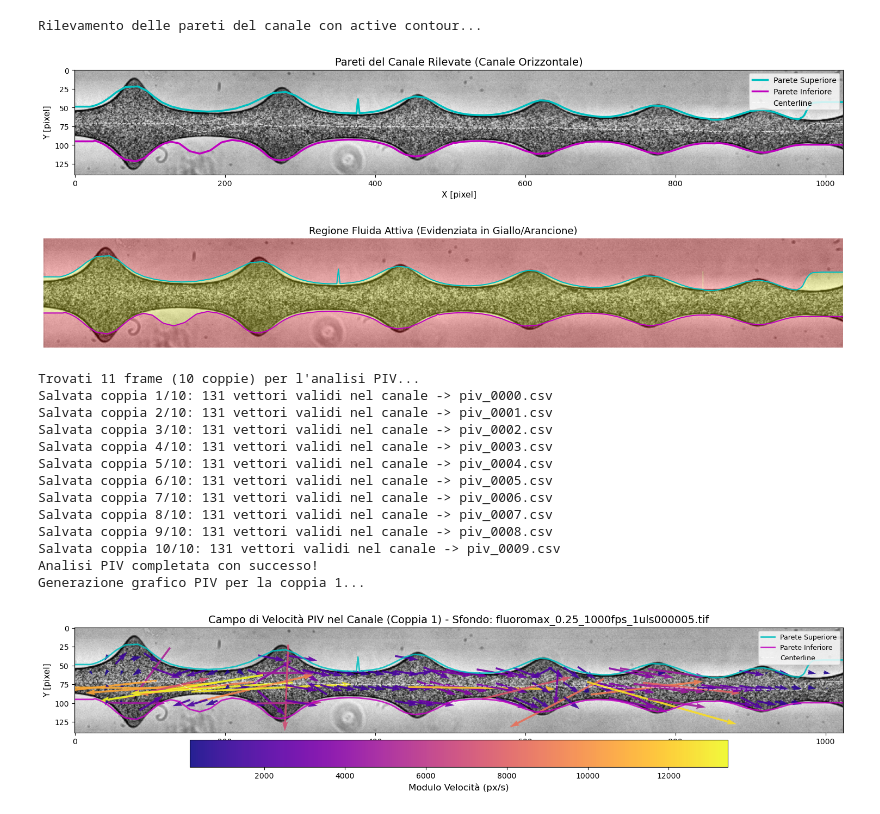
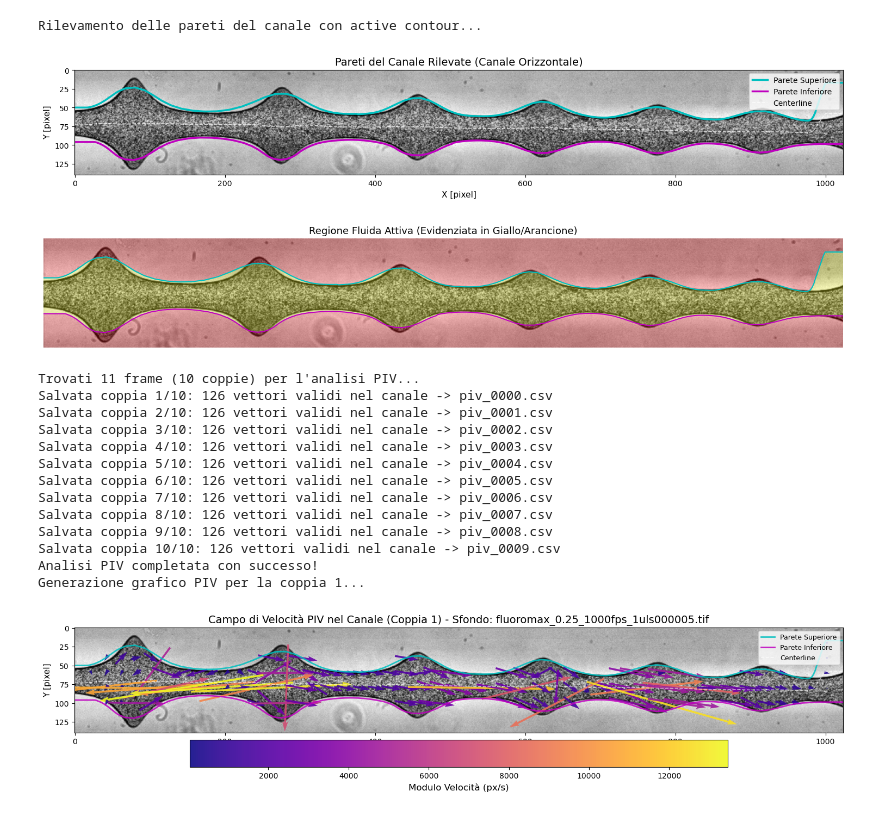
Before and after one commit to AsiLuca/Rheoflu_scripts, a Jupyter notebook: PIV_cropped.ipynb, the cells around one changed output. Cells and saved outputs as stored; diff of their text form; code cells hidden in the pictures.

```diff
--- a/PIV_cropped.ipynb
+++ b/PIV_cropped.ipynb
@@ -62,11 +62,11 @@ init_top = np.column_stack([np.full_like(x_coords, 35), x_coords])
 init_bottom = np.column_stack([np.full_like(x_coords, H - 30), x_coords])
 
 # Sfocatura gaussiana per isolare le pareti dalle particelle
-blurred = gaussian(ref_frame, sigma=10)
+blurred = gaussian(ref_frame, sigma=12)
 
 snake_params = {
     "alpha": 0.005,  # Elasticità
-    "beta": 0.01,    # Rigidità
+    "beta": 0.02,    # Rigidità
     "w_edge": 200.0, # Attrazione per il gradiente delle pareti
     "w_line": 0.0,
     "boundary_condition": "free",
@@ -81,34 +81,34 @@ snake_bottom = active_contour(blurred, init_bottom, **snake_params)
 x_t, y_t = snake_top[:, 1], snake_top[:, 0]
 x_b, y_b = snake_bottom[:, 1], snake_bottom[:, 0]
 st = np.argsort(x_t); x_t, y_t = x_t[st], y_t[st]
 sb = np.argsort(x_b); x_b, y_b = x_b[sb], y_b[sb]
 
 def get_channel_bounds(x_query):
     """Restituisce y_top(x) e y_bottom(x) per qualsiasi coordinata x."""
     yt = np.interp(x_query, x_t, y_t)
     yb = np.interp(x_query, x_b, y_b)
     return yt, yb
 
 
 # --- 3. VISUALIZZAZIONE DELLE PARETI RILEVATE ---
 x_plot = np.linspace(0, W - 1, 500)
 yt_plot, yb_plot = get_channel_bounds(x_plot)
 y_center_plot = (yt_plot + yb_plot) / 2.0
 
 fig, ax = plt.subplots(figsize=(15, 4.5))
 ax.imshow(ref_frame, cmap="gray")
 ax.plot(x_plot, yt_plot, "-c", lw=2.5, label="Parete Superiore")
 ax.plot(x_plot, yb_plot, "-m", lw=2.5, label="Parete Inferiore")
 ax.plot(x_plot, y_center_plot, "--w", lw=1.2, alpha=0.7, label="Centerline")
 ax.set_title("Pareti del Canale Rilevate (Canale Orizzontale)", fontsize=14)
 ax.set_xlabel("X [pixel]", fontsize=11)
 ax.set_ylabel("Y [pixel]", fontsize=11)
 ax.legend(loc="upper right", fontsize=10)
 plt.tight_layout()
 plt.show()
 # %% [output]
 Rilevamento delle pareti del canale con active contour...
-[figure, old version]
+[figure, new version]
 # %%
 # Crea la cartella dei risultati
 OUTPUT_DIR.mkdir(parents=True, exist_ok=True)
@@ -133,7 +133,7 @@ ax.axis("off")
 plt.tight_layout()
 plt.show()
 # %% [output]
-[figure, old version]
+[figure, new version]
 # %%
 def analyze_pair(path_a, path_b):
     """Calcola il campo di spostamento PIV mascherato all'interno delle pareti del canale."""
@@ -295,19 +295,19 @@ def main():
 main()
 # %% [output]
 Trovati 11 frame (10 coppie) per l'analisi PIV...
-Salvata coppia 1/10: 131 vettori validi nel canale -> piv_0000.csv
-Salvata coppia 2/10: 131 vettori validi nel canale -> piv_0001.csv
-Salvata coppia 3/10: 131 vettori validi nel canale -> piv_0002.csv
-Salvata coppia 4/10: 131 vettori validi nel canale -> piv_0003.csv
-Salvata coppia 5/10: 131 vettori validi nel canale -> piv_0004.csv
-Salvata coppia 6/10: 131 vettori validi nel canale -> piv_0005.csv
-Salvata coppia 7/10: 131 vettori validi nel canale -> piv_0006.csv
-Salvata coppia 8/10: 131 vettori validi nel canale -> piv_0007.csv
-Salvata coppia 9/10: 131 vettori validi nel canale -> piv_0008.csv
-Salvata coppia 10/10: 131 vettori validi nel canale -> piv_0009.csv
+Salvata coppia 1/10: 126 vettori validi nel canale -> piv_0000.csv
+Salvata coppia 2/10: 126 vettori validi nel canale -> piv_0001.csv
+Salvata coppia 3/10: 126 vettori validi nel canale -> piv_0002.csv
+Salvata coppia 4/10: 126 vettori validi nel canale -> piv_0003.csv
+Salvata coppia 5/10: 126 vettori validi nel canale -> piv_0004.csv
+Salvata coppia 6/10: 126 vettori validi nel canale -> piv_0005.csv
+Salvata coppia 7/10: 126 vettori validi nel canale -> piv_0006.csv
+Salvata coppia 8/10: 126 vettori validi nel canale -> piv_0007.csv
+Salvata coppia 9/10: 126 vettori validi nel canale -> piv_0008.csv
+Salvata coppia 10/10: 126 vettori validi nel canale -> piv_0009.csv
 Analisi PIV completata con successo!
 Generazione grafico PIV per la coppia 1...
-[figure, old version]
+[figure, new version]
 # %%
 def plot_piv_results():
     print("Calcolo della media temporale dei campi di velocità...")
```
Also changed, not shown: parts of 1 cell of this notebook, 3 other files.
